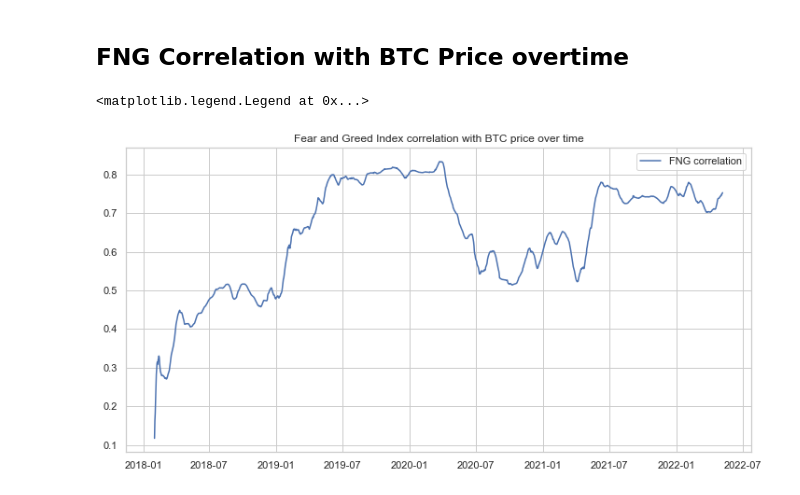
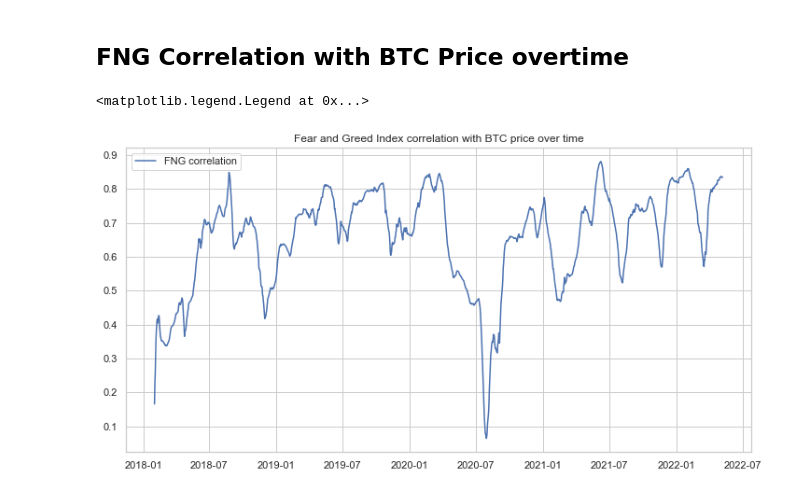
Before and after one commit to denisbrogg/dca-ideas, a Jupyter notebook: notebooks/fng-btc-correlation.ipynb, the cells around one changed output. Saved outputs shown, nothing was run; the diff lists cells and outputs as text; code cells hidden in the pictures.

```diff
--- a/notebooks/fng-btc-correlation.ipynb
+++ b/notebooks/fng-btc-correlation.ipynb
@@ -59,23 +72,23 @@ df = df.assign(relative_fng=(df.FNG - 50) / 50)
 ## FNG Correlation with BTC Price overtime
 # %%
 all_dates = pd.date_range(df.index.min(), df.index.max())
-WINDOW_LENGTH = 365
+WINDOW_LENGTH = 365 // 3
 
 dates = []
 fng_correlation = []
 
 for i in tqdm(range(len(all_dates) - WINDOW_LENGTH - 1)):
     start = all_dates[i]
     end = all_dates[i + WINDOW_LENGTH]
     df_window = df[start:end]
     dates.append(end)
     fng_correlation.append(df_window.corr()["relative_fng"]["relative_price_change"])
 
 fig, ax = plt.subplots(figsize=(12, 6))
 
 ax.plot(dates, fng_correlation, label="FNG correlation")
 ax.set_title("Fear and Greed Index correlation with BTC price over time")
 ax.legend()
 # %% [output]
 <matplotlib.legend.Legend at 0x...>
-[figure, old version]
+[figure, new version]
```
Also changed, not shown: parts of 2 cells of this notebook, 4 other files.
